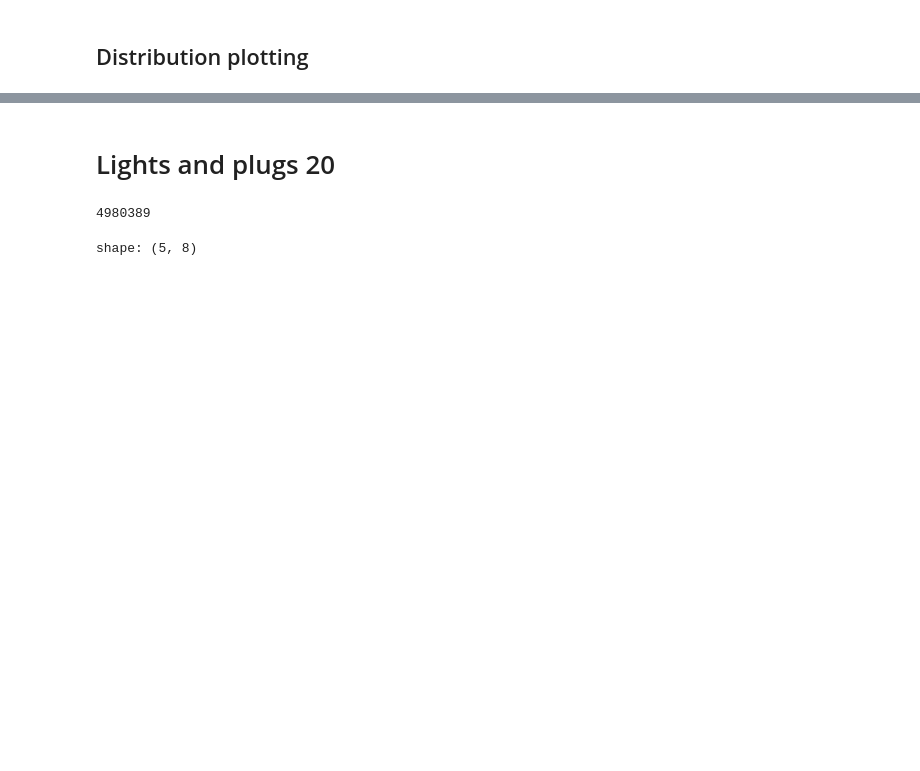
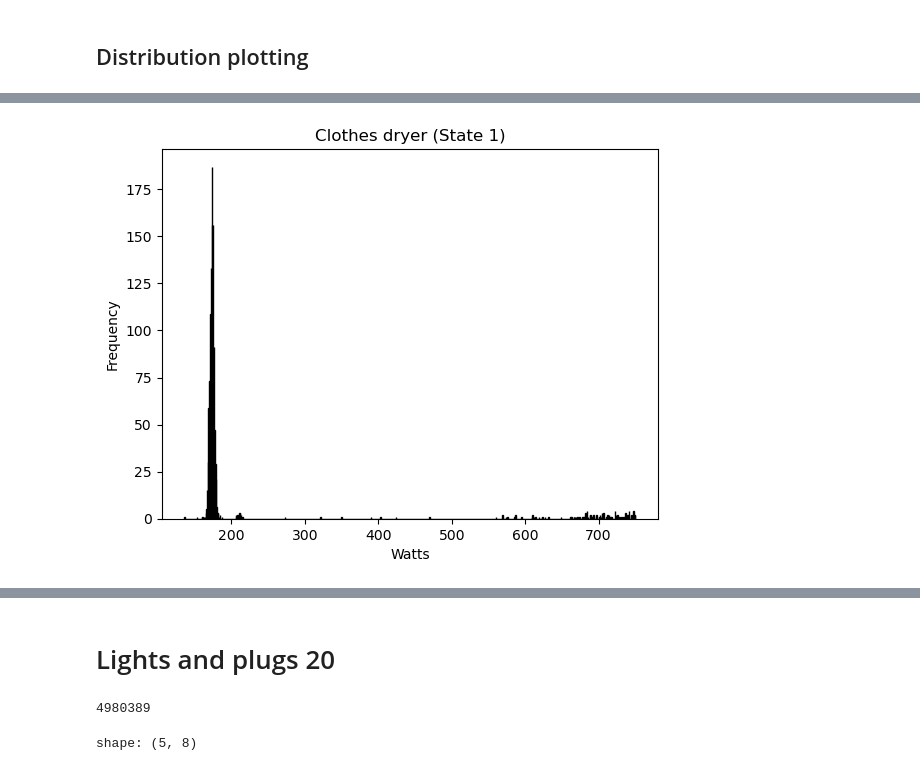
Before and after one commit to Lelvels/nilm_data_adapter, a Jupyter notebook: src/RAE_adapter/get_running_segments.ipynb, the cells around one changed output, grey strips where cells are left out. Drawn from its saved outputs; the diff is of its cells as text; code cells hidden in the pictures; blank space fills up the shorter version.

```diff
--- a/src/RAE_adapter/get_running_segments.ipynb
+++ b/src/RAE_adapter/get_running_segments.ipynb
@@ -463,0 +143,8 @@ export_to_files(output_path="../../data/RAE_dataset/transform_data/running_segme
+# %%
+plot_distribution(array=original_df.select("P").to_numpy(),
+                  min=100,
+                  max=750,
+                  plot_name="Clothes dryer (State 1)",
+                  unit_name="Watts")
+# %% [output]
+[figure, added]
```
Also changed, not shown: parts of 185 cells of this notebook, 4 other files.
